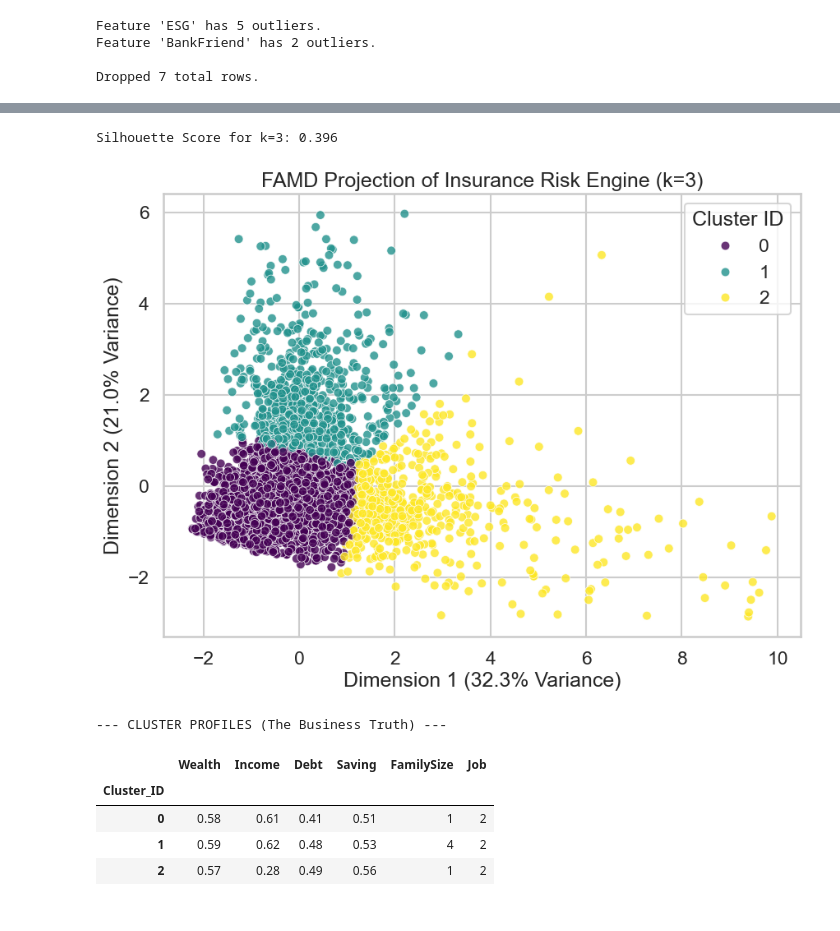
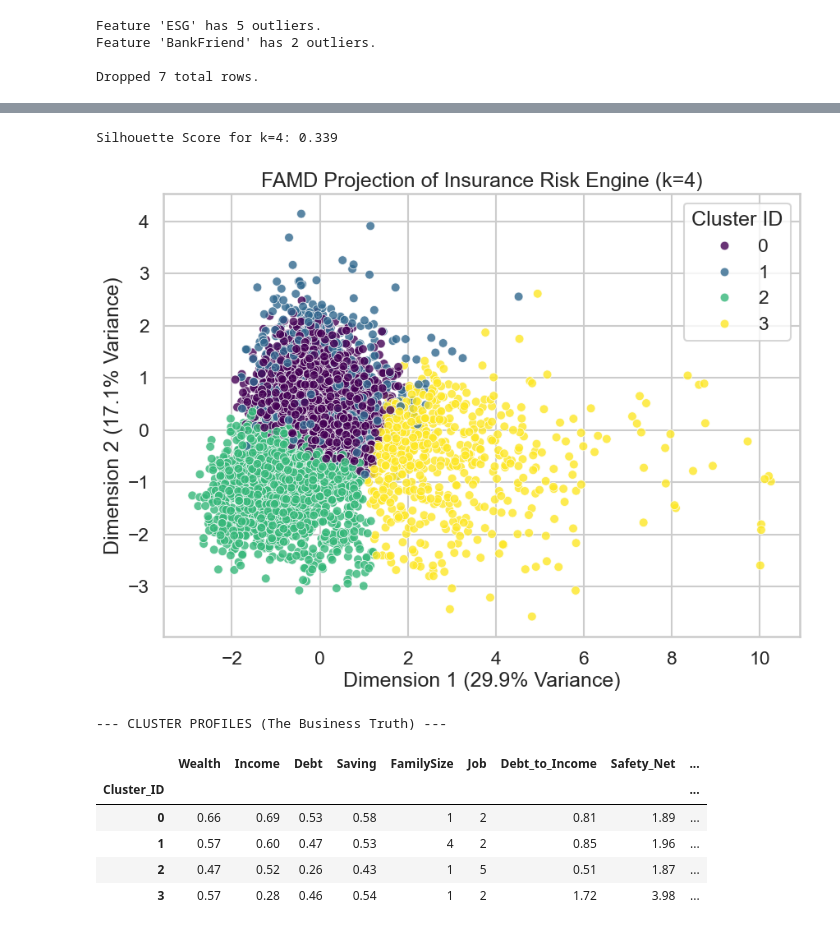
Before and after one commit to Smael-olk/Fintech, a Jupyter notebook: BusinessCase1/2-Protection_FAMD.ipynb, the cells around one changed output, grey strips where cells are left out. Cells and saved outputs as stored; diff of their text form; code cells hidden in the pictures.

```diff
--- a/BusinessCase1/2-Protection_FAMD.ipynb
+++ b/BusinessCase1/2-Protection_FAMD.ipynb
@@ -174,6 +139,6 @@ Total Variance Explained by 3 Dimensions: 64.56%
 # %%
 # 4. Standard Euclidean Clustering on the FAMD dimensions
-optimal_k = 3
+optimal_k = 4
 kmeans = KMeans(n_clusters=optimal_k, random_state=42)
 cluster_labels = kmeans.fit_predict(X_famd)
 
@@ -182,42 +147,51 @@ print(f"Silhouette Score for k={optimal_k}: {sil_score:.3f}")
 
 # 5. Plot the Manifold (The Graph)
 plt.figure(figsize=(10, 7))
 sns.scatterplot(
     x=X_famd['Dim_1'],
     y=X_famd['Dim_2'],
     hue=cluster_labels,
     palette='viridis',
     s=60, alpha=0.8
 )
 
 plt.title(f'FAMD Projection of Insurance Risk Engine (k={optimal_k})')
 plt.xlabel(f'Dimension 1 ({explained_variance[0]:.1f}% Variance)')
 plt.ylabel(f'Dimension 2 ({explained_variance[1]:.1f}% Variance)')
 plt.legend(title='Cluster ID')
 plt.show()
 
 # 6. Profile the Clusters to find the Business Target
 # Map clusters back to the ORIGINAL data frame to see raw numbers
 data['Cluster_ID'] = cluster_labels
 
 print("\n--- CLUSTER PROFILES (The Business Truth) ---")
 display(data.groupby('Cluster_ID').agg({
+    # Raw stats
     'Wealth': 'mean',
     'Income': 'mean',
     'Debt': 'mean',
     'Saving': 'mean',
     'FamilySize': lambda x: x.mode()[0],
-    'Job': lambda x: x.mode()[0]
+    'Job': lambda x: x.mode()[0],
+
+    # NEW: Your Engineered Risk Engine!
+    'Debt_to_Income': 'mean',
+    'Safety_Net': 'mean',
+    'Dependents_Risk': 'mean',
+    'Asset_Exposure': 'mean',
+    'FinEdu': 'mean'
 }).round(2))
 # %% [output]
-Silhouette Score for k=3: 0.396
+Silhouette Score for k=4: 0.339
-[figure, old version]
+[figure, new version]
 --- CLUSTER PROFILES (The Business Truth) ---
-|  | Wealth | Income | Debt | Saving | FamilySize | Job |
-| Cluster_ID |  |  |  |  |  |  |
-| 0 | 0.58 | 0.61 | 0.41 | 0.51 | 1 | 2 |
-| 1 | 0.59 | 0.62 | 0.48 | 0.53 | 4 | 2 |
-| 2 | 0.57 | 0.28 | 0.49 | 0.56 | 1 | 2 |
+|  | Wealth | Income | Debt | Saving | FamilySize | Job | Debt_to_Income | Safety_Net | ... |
+| Cluster_ID |  |  |  |  |  |  |  |  | ... |
+| 0 | 0.66 | 0.69 | 0.53 | 0.58 | 1 | 2 | 0.81 | 1.89 | ... |
+| 1 | 0.57 | 0.60 | 0.47 | 0.53 | 4 | 2 | 0.85 | 1.96 | ... |
+| 2 | 0.47 | 0.52 | 0.26 | 0.43 | 1 | 5 | 0.51 | 1.87 | ... |
+| 3 | 0.57 | 0.28 | 0.46 | 0.54 | 1 | 2 | 1.72 | 3.98 | ... |
 # %%
 from sklearn.cluster import KMeans
 from sklearn.metrics import calinski_harabasz_score, davies_bouldin_score, silhouette_score
```
Also changed, not shown: parts of 18 cells of this notebook, 1 other file.
